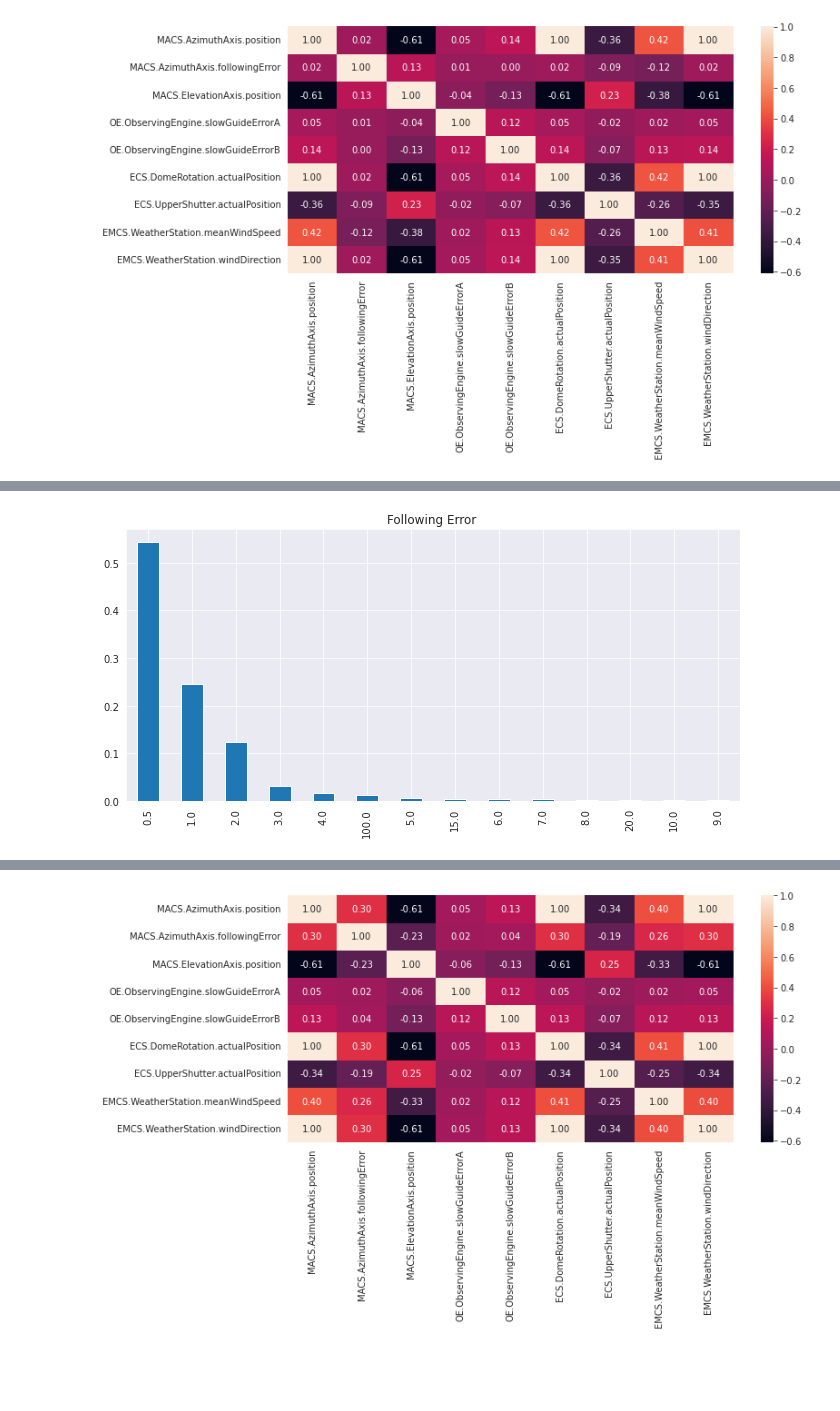
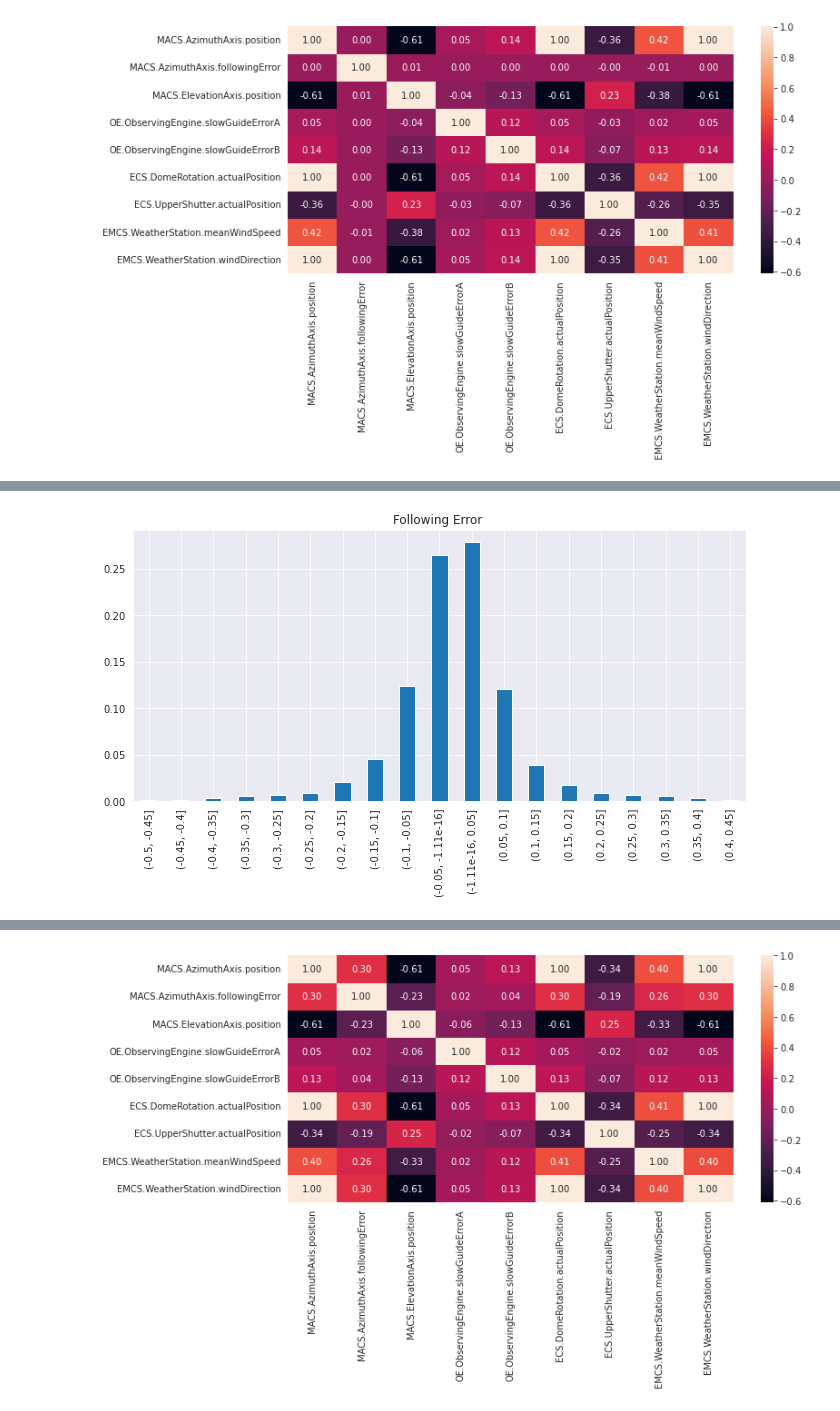
Before and after one commit to mahulo2009/DataScientistND_DataScienceBlogPost, a Jupyter notebook: Following_Error_March_2022.ipynb, the cells around one changed output, grey strips where cells are left out. Cells and saved outputs as stored; diff of their text form; code cells hidden in the pictures; blank space fills up the shorter version.

Commit message:
Following error histogram

```diff
--- a/Following_Error_March_2022.ipynb
+++ b/Following_Error_March_2022.ipynb
@@ -36,7 +36,7 @@ df = df.reindex(columns=column_names)
 Convertios el following error de radians to arc/sec. Un valor de 0.1 arc/sec en 1 px en detecor, lo que significa que un following error < 0.1 no es significativo de problemas. Por otro lado, con el following error es neceario normalizarlo con el coseno de la elevación. Realmente es con el coseno de la declinación (TODo incluir declinación).
 # %%
 def normalize_following_error(following_error, elevation):
-    return abs(following_error) * 3600
+    return following_error * 3600
 
 df['MACS.AzimuthAxis.followingError'] = df.apply(
     lambda row: normalize_following_error(row['MACS.AzimuthAxis.followingError'], row['MACS.ElevationAxis.position']),
@@ -60,7 +60,7 @@ df = df[ (df['ECS.DomeRotation.actualPosition'] >= 0 ) & ( df['ECS.DomeRotation.
 df = df[ (df['ECS.UpperShutter.actualPosition'] >= 0 ) & ( df['ECS.UpperShutter.actualPosition'] <= 90 ) ]
 df = df[ (df['EMCS.WeatherStation.windDirection'] >= 0 ) & ( df['EMCS.WeatherStation.windDirection'] <=360 ) ]
 df = df[ (df['EMCS.WeatherStation.meanWindSpeed'] >=0 ) & ( df['EMCS.WeatherStation.meanWindSpeed'] <=100 ) ]
-df = df[ (df['MACS.AzimuthAxis.followingError'] >=0 ) & ( df['MACS.AzimuthAxis.followingError'] <=10 ) ]
+df = df[ (df['MACS.AzimuthAxis.followingError'] >=-10 ) & ( df['MACS.AzimuthAxis.followingError'] <=10 ) ]
 # %% [markdown]
 Normalizamos azimuth, ya que posisiones equivalentes para mirar orientacion de viento.
 # %%
@@ -140,2 +140,4 @@ SyntaxError: invalid syntax (478463740.py, line 1)
-# %%
-df_following_star_align['MACS.AzimuthAxis.followingError.bin']=pd.cut(x=df_following_star_align['MACS.AzimuthAxis.followingError'], bins=[0.0,0.05,0.1,0.2,0.3,0.4,0.5,0.6,0.7,0.8,0.9,1,1.5,2,10],labels=[0.5,1,2,3,4,5,6,7,8,9,10,15,20,100])
+# %%
+bins = pd.IntervalIndex.from_tuples( [ (-10, -8), (-8,-6) , (-6,-4) , (-4,-2) , (-2, 0) , (0, 2), (2,4) , (4,6) , (6,8) , (8, 10) ] )
+df_following_star_align['MACS.AzimuthAxis.followingError.bin']=pd.cut(x=df_following_star_align['MACS.AzimuthAxis.followingError'], bins=np.arange(-0.5,0.5,0.05))
+df_following_star_align['MACS.AzimuthAxis.followingError.bin'].value_counts(sort=False)
@@ -142,5 +165,5 @@ df_following_star_align['MACS.AzimuthAxis.followingError.bin']=pd.cut(x=df_follo
 # %%
-(df_following_star_align['MACS.AzimuthAxis.followingError.bin'].value_counts()/df_following_star_align.shape[0]).plot(kind="bar");
+(df_following_star_align['MACS.AzimuthAxis.followingError.bin'].value_counts(sort=False)/df_following_star_align.shape[0]).plot(kind="bar");
 plt.title("Following Error ");
 # %% [output]
-[figure, old version]
+[figure, new version]
```
Also changed, not shown: parts of 7 cells of this notebook, 1 other file.
